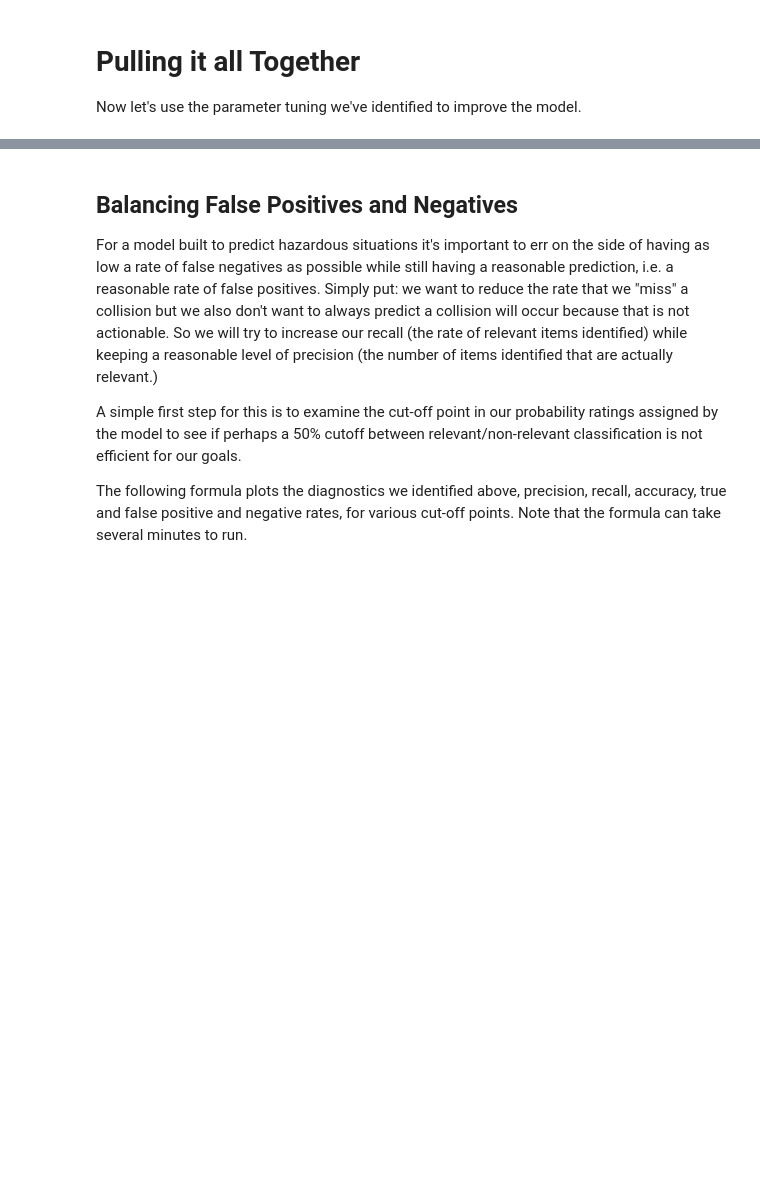
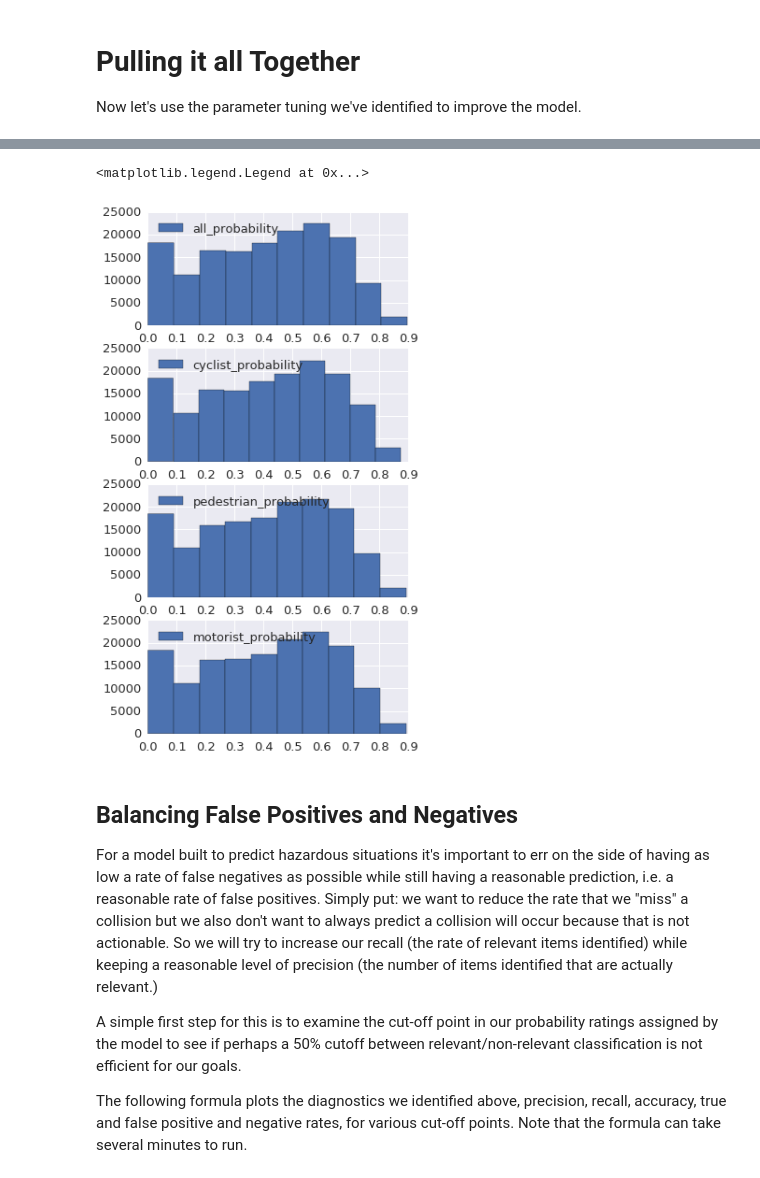
Before and after one commit to kmshelley/Infastructure_Capstone, a Jupyter notebook: notebook/SafeRoad_Model_Tuning_and_Diagnostics.ipynb, the cells around one changed output, grey strips where cells are left out. Drawn from its saved outputs; the diff is of its cells as text; code cells hidden in the pictures; blank space fills up the shorter version.

```diff
--- a/notebook/SafeRoad_Model_Tuning_and_Diagnostics.ipynb
+++ b/notebook/SafeRoad_Model_Tuning_and_Diagnostics.ipynb
@@ -1198,3 +1213,27 @@ mean_decrease_accuracy(rf,X_train,Y_train,df_train.columns)
+# %%
+df = pd.DataFrame(predictions.map(lambda row: row[1]).collect())
+#print df.shape
+#print df.columns
+
+fig = plt.figure(figsize=(5,10))
+ax = fig.add_subplot(411)
+ax.hist(df['all_probability'],bins=10, histtype='bar')
+ax.legend(loc=2)
+
+ax = fig.add_subplot(412)
+ax.hist(df['cyclist_probability'],bins=10, histtype='bar')
+ax.legend(loc=2)
+
+ax = fig.add_subplot(413)
+ax.hist(df['pedestrian_probability'],bins=10, histtype='bar')
+ax.legend(loc=2)
+
+ax = fig.add_subplot(414)
+ax.hist(df['motorist_probability'],bins=10, histtype='bar')
+ax.legend(loc=2)
+# %% [output]
+<matplotlib.legend.Legend at 0x...>
+[figure, added]
 # %% [markdown]
 ## Balancing False Positives and Negatives
 
```
Also changed, not shown: parts of 10 cells of this notebook.
